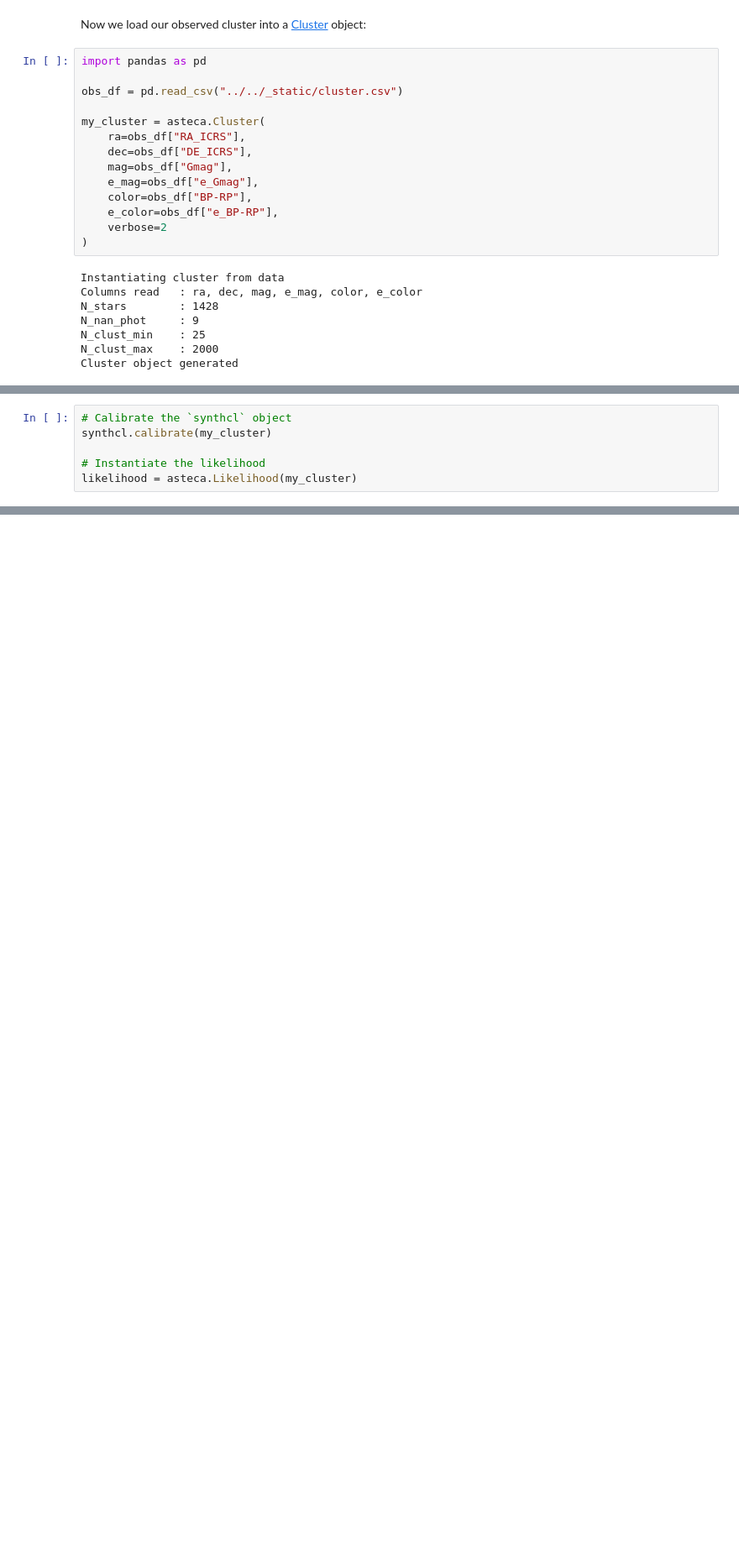
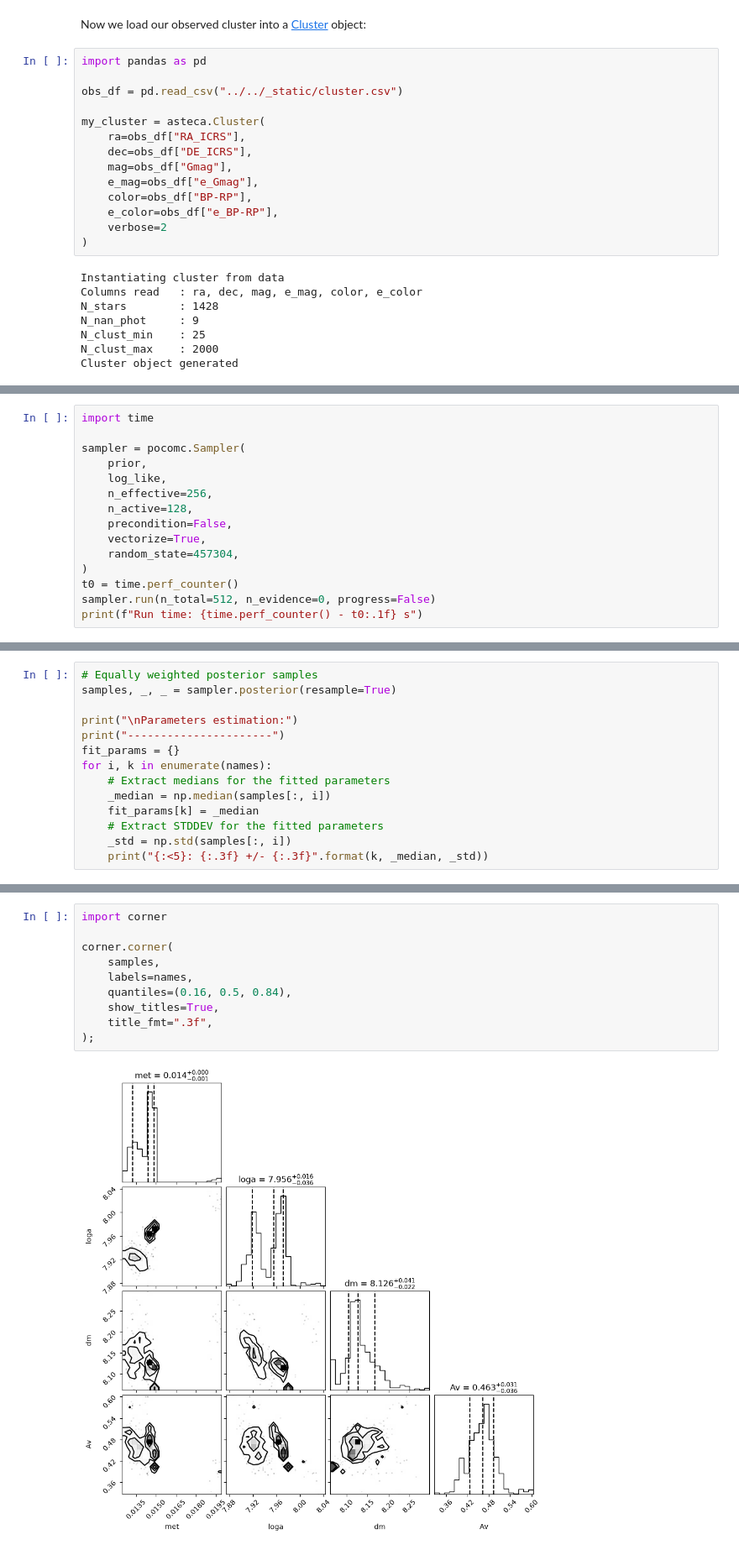
Before and after one commit to asteca/ASteCA, a Jupyter notebook: docs/contents/notebooks/paramfit_pocomc.ipynb, the cells around one changed output, grey strips where cells are left out. Shown at 84% size. Drawn from its saved outputs; the diff is of its cells as text; blank space fills up the shorter version.

```diff
--- a/docs/contents/notebooks/paramfit_pocomc.ipynb
+++ b/docs/contents/notebooks/paramfit_pocomc.ipynb
@@ -82,6 +77,0 @@ Finally, we need to calibrate our `synthcl` object and instantiate a [Likelihood
-# %%
-# Calibrate the `synthcl` object
-synthcl.calibrate(my_cluster)
-
-# Instantiate the likelihood
-likelihood = asteca.Likelihood(my_cluster)
@@ -246,0 +185,15 @@ ax1.set_ylim(np.nanmax(my_cluster.mag) + 1, np.nanmin(my_cluster.mag) - 1);
+# %%
+import time
+
+sampler = pocomc.Sampler(
+    prior,
+    log_like,
+    n_effective=256,
+    n_active=128,
+    precondition=False,
+    vectorize=True,
+    random_state=457304,
+)
+t0 = time.perf_counter()
+sampler.run(n_total=512, n_evidence=0, progress=False)
+print(f"Run time: {time.perf_counter() - t0:.1f} s")
@@ -246,0 +216,14 @@ ax1.set_ylim(np.nanmax(my_cluster.mag) + 1, np.nanmin(my_cluster.mag) - 1);
+# %%
+# Equally weighted posterior samples
+samples, _, _ = sampler.posterior(resample=True)
+
+print("\nParameters estimation:")
+print("----------------------")
+fit_params = {}
+for i, k in enumerate(names):
+    # Extract medians for the fitted parameters
+    _median = np.median(samples[:, i])
+    fit_params[k] = _median
+    # Extract STDDEV for the fitted parameters
+    _std = np.std(samples[:, i])
+    print("{:<5}: {:.3f} +/- {:.3f}".format(k, _median, _std))
@@ -246,0 +239,12 @@ ax1.set_ylim(np.nanmax(my_cluster.mag) + 1, np.nanmin(my_cluster.mag) - 1);
+# %%
+import corner
+
+corner.corner(
+    samples,
+    labels=names,
+    quantiles=(0.16, 0.5, 0.84),
+    show_titles=True,
+    title_fmt=".3f",
+);
+# %% [output]
+[figure, added]
```
Also changed, not shown: parts of 36 cells of this notebook, 10 other files.
